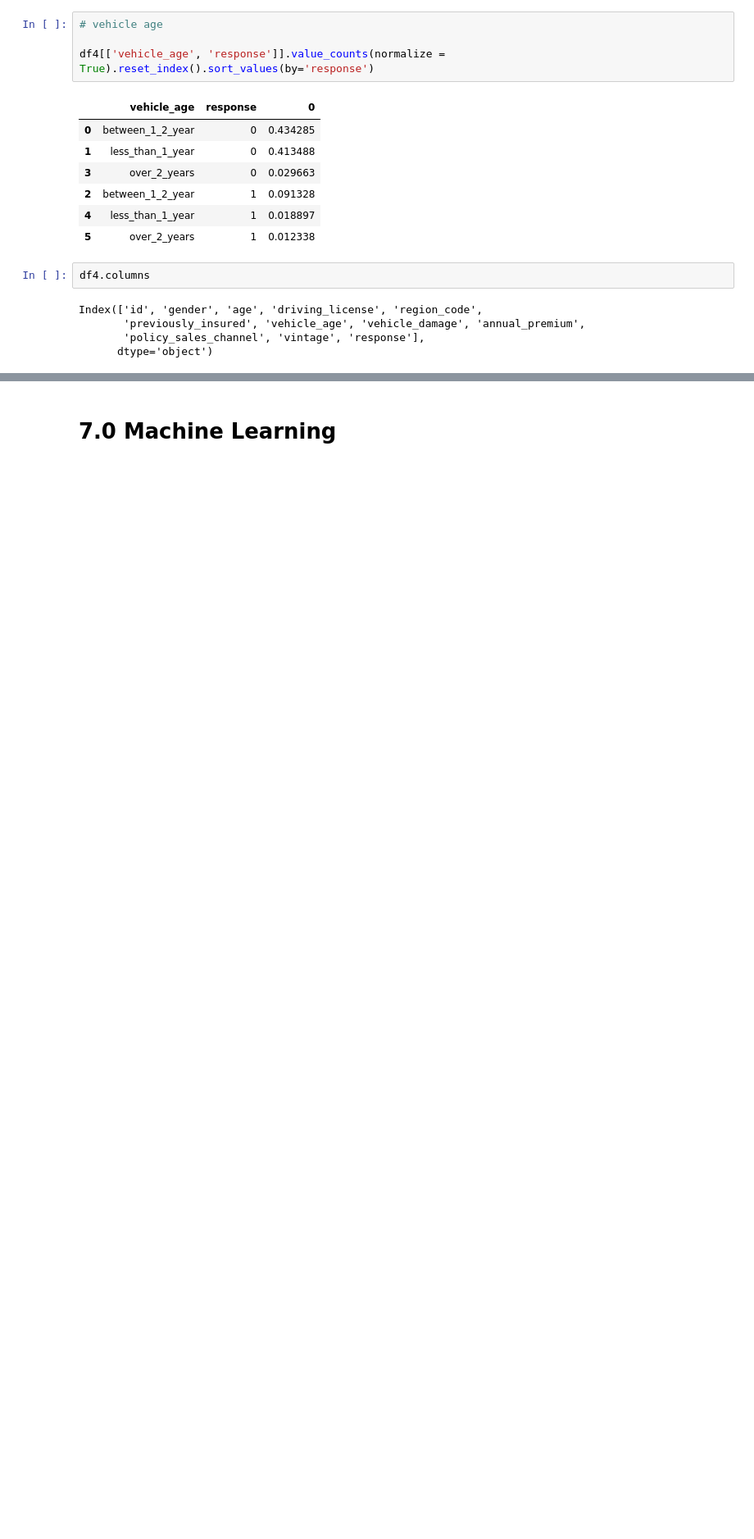
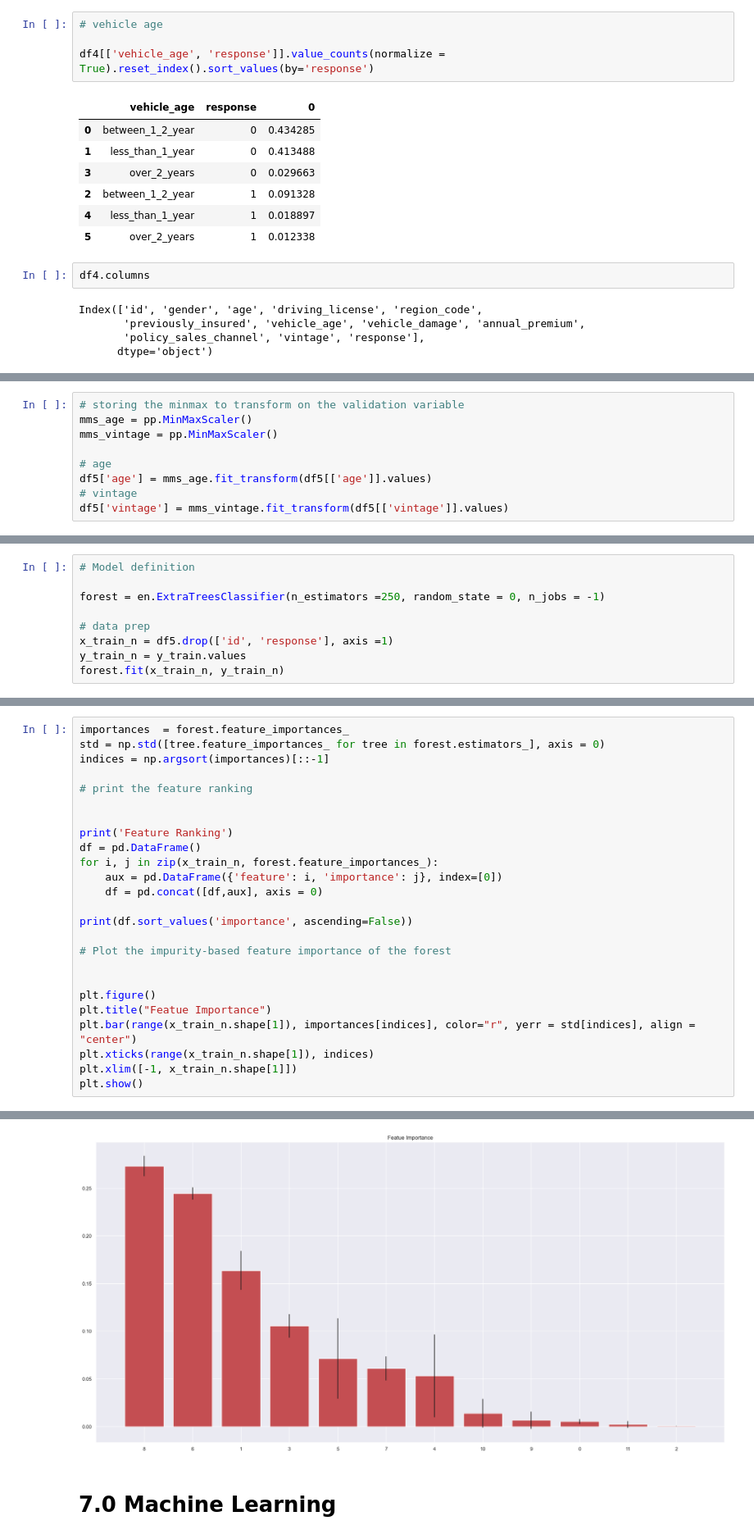
Before and after one commit to franciscofijamo/Health_Insurance_Cross_Sell, a Jupyter notebook: health_insurance_cross_sell/notebooks/1.0.fc_health_insurance_cross_sell-1.ipynb, the cells around one changed output, grey strips where cells are left out. Shown: that part at 82% size. Cells and saved outputs as stored; diff of their text form; blank space fills up the shorter version.

```diff
--- a/health_insurance_cross_sell/notebooks/1.0.fc_health_insurance_cross_sell-1.ipynb
+++ b/health_insurance_cross_sell/notebooks/1.0.fc_health_insurance_cross_sell-1.ipynb
@@ -321,0 +337,9 @@ AttributeError: 'DataFrame' object has no attribute 'smoker'
+# %%
+# storing the minmax to transform on the validation variable
+mms_age = pp.MinMaxScaler()
+mms_vintage = pp.MinMaxScaler()
+
+# age
+df5['age'] = mms_age.fit_transform(df5[['age']].values)
+# vintage
+df5['vintage'] = mms_vintage.fit_transform(df5[['vintage']].values)
@@ -325,0 +398,9 @@ AttributeError: 'DataFrame' object has no attribute 'smoker'
+# %%
+# Model definition
+
+forest = en.ExtraTreesClassifier(n_estimators =250, random_state = 0, n_jobs = -1)
+
+# data prep
+x_train_n = df5.drop(['id', 'response'], axis =1)
+y_train_n = y_train.values
+forest.fit(x_train_n, y_train_n)
@@ -325,0 +409,26 @@ AttributeError: 'DataFrame' object has no attribute 'smoker'
+# %%
+importances  = forest.feature_importances_
+std = np.std([tree.feature_importances_ for tree in forest.estimators_], axis = 0)
+indices = np.argsort(importances)[::-1]
+
+# print the feature ranking
+
+
+print('Feature Ranking')
+df = pd.DataFrame()
+for i, j in zip(x_train_n, forest.feature_importances_):
+    aux = pd.DataFrame({'feature': i, 'importance': j}, index=[0])
+    df = pd.concat([df,aux], axis = 0)
+
+print(df.sort_values('importance', ascending=False))
+
+# Plot the impurity-based feature importance of the forest
+
+
+plt.figure()
+plt.title("Featue Importance")
+plt.bar(range(x_train_n.shape[1]), importances[indices], color="r", yerr = std[indices], align = "center")
+plt.xticks(range(x_train_n.shape[1]), indices)
+plt.xlim([-1, x_train_n.shape[1]])
+plt.show()
+# %% [output]
@@ -326,2 +449,3 @@ AttributeError: 'DataFrame' object has no attribute 'smoker'
+[figure, added]
 # %% [markdown]
 # 7.0 Machine Learning
```
Also changed, not shown: parts of 34 cells of this notebook, 1 other file.
